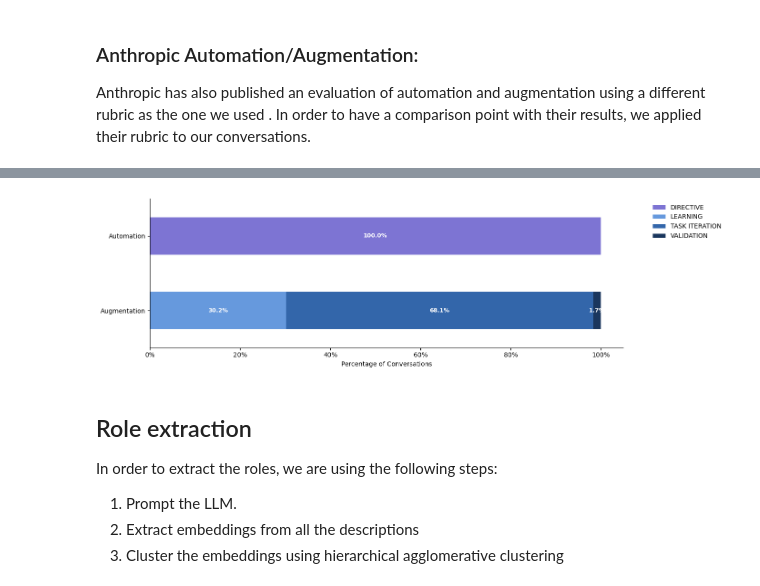
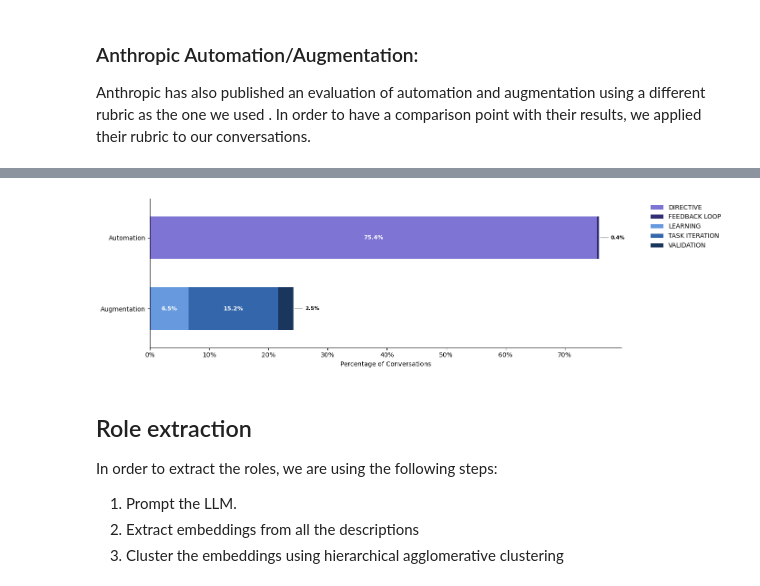
Before and after one commit to Engineering-AI-Systems-Team-3/chatgpt-at-work, a Jupyter notebook: chatgpt_at_work.ipynb, the cells around one changed output, grey strips where cells are left out. Drawn from its saved outputs; the diff is of its cells as text; code cells hidden in the pictures.

Commit message:
Results of analysis on a 15.000 conversations sample

```diff
--- a/chatgpt_at_work.ipynb
+++ b/chatgpt_at_work.ipynb
@@ -576,16 +584,9 @@ LOWER_BOUND = 17
 UPPER_BOUND = 22
 answer_ids = [idx for idx in range(LOWER_BOUND, UPPER_BOUND)]
 answer_columns = [f"{PREFIX}{idx}" for idx in answer_ids]
-z_cols = [f"{col}_zscore" for col in answer_columns]
 columns_to_keep = ["Task_ID_x", "Task", "Job_Title", "Function", *answer_columns]
 
 epoch_df = pd.read_csv(EPOCH_DATA_PATH)
 epoch_df = epoch_df[columns_to_keep]
-
-for col, z_col in zip(answer_columns, z_cols):
-    epoch_df[z_col] = epoch_df.groupby("Function")[col].transform(
-        lambda x: zscore(x, ddof=1)
-    )
-epoch_df["avg_zscore"] = epoch_df[z_cols].mean(axis=1)
-epoch_df.head()
+epoch_df.head(1)
 # %% [output]
@@ -866,7 +938,8 @@ def anthropic_automation_augmentation(conversations: pd.DataFrame, path: Path) -
         checkpoint_df = pd.read_csv(checkpoint_path)
         result = pd.concat([result, checkpoint_df], ignore_index=True)
         processed_conversations = set(result["conversation"])
-        conversations = conversations[~conversations["conversation"].isin(processed_conversations)]
+        formatted_messages = [entry for entry in formatted_messages
+                              if (entry["conversation"] not in processed_conversations)]
 
     with concurrent.futures.ThreadPoolExecutor(max_workers=MAX_WORKERS) as executor:
         futures = {
@@ -892,7 +965,7 @@ def anthropic_automation_augmentation(conversations: pd.DataFrame, path: Path) -
 # %%
 if not ANTHROPIC_AUTOMATION_AUGMENTATION_OUTPUT_PATH.exists():
     anthropic_aut_aug_df = anthropic_automation_augmentation(
-        conversations=mapped_conversations_df,
+        conversations=work_related_conversations_df,
         path=ANTHROPIC_AUTOMATION_AUGMENTATION_OUTPUT_PATH,
     )
 else:
@@ -957,12 +1046,8 @@ anthropic_aut_aug_df.head(1)
 # %%
-import pandas as pd
-import matplotlib.pyplot as plt
-import matplotlib.ticker as mtick
-
 plot_data = pd.crosstab(
     anthropic_aut_aug_df['macro_label'],
     anthropic_aut_aug_df['anthropic_aut_aug_label'],
-    normalize='index'
+    normalize='all'
 ) * 100
 
 color_map = {
@@ -978,39 +1063,58 @@ colors = [color_map.get(col, '#CCCCCC') for col in plot_data.columns]
 fig, ax = plt.subplots(figsize=(14, 4))
 
 plot_data.plot(
     kind='barh',
     stacked=True,
     ax=ax,
     color=colors,
-    edgecolor='none'
+    edgecolor='none',
+    width=0.6
 )
 
 ax.spines[['top', 'right']].set_visible(False)
 ax.set_xlabel('Percentage of Conversations')
 ax.set_ylabel('')
 ax.xaxis.set_major_formatter(mtick.PercentFormatter())
 ax.legend(bbox_to_anchor=(1.05, 1), loc='upper left', frameon=False)
 
 for container in ax.containers:
     for v in container:
         width = v.get_width()
-        # Only print labels for segments > 0.5% to avoid showing 0% values
-        if width > 0.5:
+        if width == 0:
+            continue
+
+        x_start = v.get_x()
+        x_mid = x_start + width / 2
+        y_mid = v.get_y() + v.get_height() / 2
+        x_end = x_start + width
+
+        if width < 3:  # small segment: label outside to the right
+            ax.annotate(
+                f'{width:.1f}%',
+                xy=(x_end, y_mid),           # tip of the bar segment
+                xytext=(x_end + 2, y_mid),   # label offset to the right
+                ha='left',
+                va='center',
+                color='black',
+                fontsize=8,
+                fontweight='bold',
+                arrowprops=dict(arrowstyle='-', color='gray', lw=0.8)
+            )
+        else:  # large segment: label inside as before
             ax.text(
-                v.get_x() + width/2,
-                v.get_y() + v.get_height()/2,
+                x_mid, y_mid,
                 f'{width:.1f}%',
                 ha='center',
                 va='center',
                 color='white',
                 fontweight='bold',
                 fontsize=9
             )
 
 plt.tight_layout()
 plt.show()
 # %% [output]
-[figure, old version]
+[figure, new version]
 # %% [markdown]
 ## Role extraction
 In order to extract the roles, we are using the following steps:
```
Also changed, not shown: parts of 55 cells of this notebook, 21 other files.
